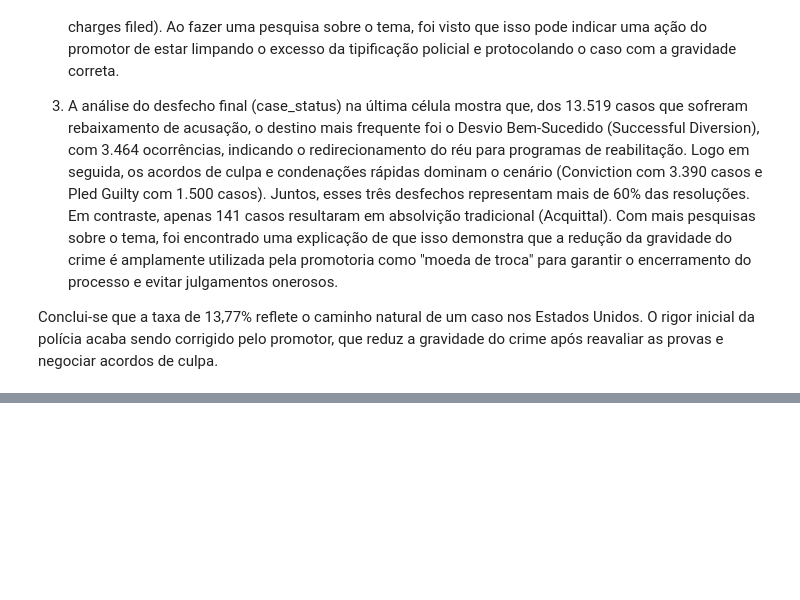
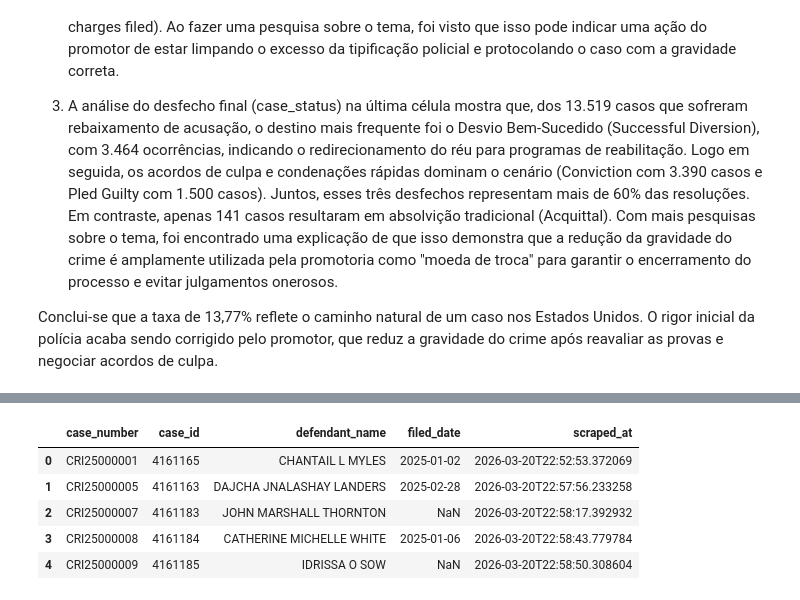
Before and after one commit to Orlandovpjunior/machine_learning, a Jupyter notebook: lab5/notebook.ipynb, the cells around one changed output, grey strips where cells are left out. Cells and saved outputs as stored; diff of their text form; code cells hidden in the pictures; blank space fills up the shorter version.

```diff
--- a/lab5/notebook.ipynb
+++ b/lab5/notebook.ipynb
@@ -277,0 +284,9 @@ Conclui-se que a taxa de 13,77% reflete o caminho natural de um caso nos Estados
+# %%
+df_cases.head()
+# %% [output]
+|  | case_number | case_id | defendant_name | filed_date | scraped_at |
+| 0 | CRI25000001 | 4161165 | CHANTAIL L MYLES | 2025-01-02 | 2026-03-20T22:52:53.372069 |
+| 1 | CRI25000005 | 4161163 | DAJCHA JNALASHAY LANDERS | 2025-02-28 | 2026-03-20T22:57:56.233258 |
+| 2 | CRI25000007 | 4161183 | JOHN MARSHALL THORNTON | NaN | 2026-03-20T22:58:17.392932 |
+| 3 | CRI25000008 | 4161184 | CATHERINE MICHELLE WHITE | 2025-01-06 | 2026-03-20T22:58:43.779784 |
+| 4 | CRI25000009 | 4161185 | IDRISSA O SOW | NaN | 2026-03-20T22:58:50.308604 |
```
Also changed, not shown: parts of 9 cells of this notebook.
